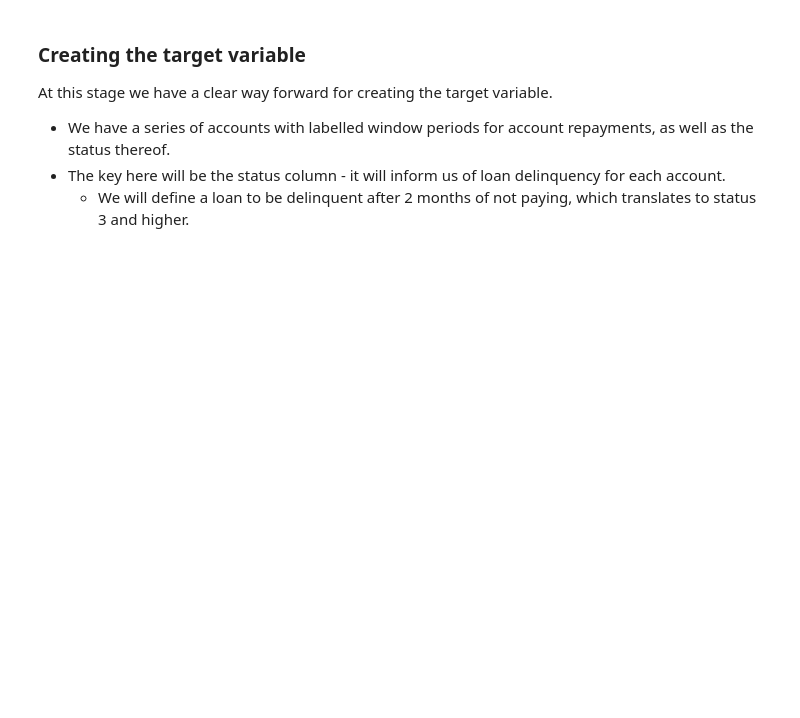
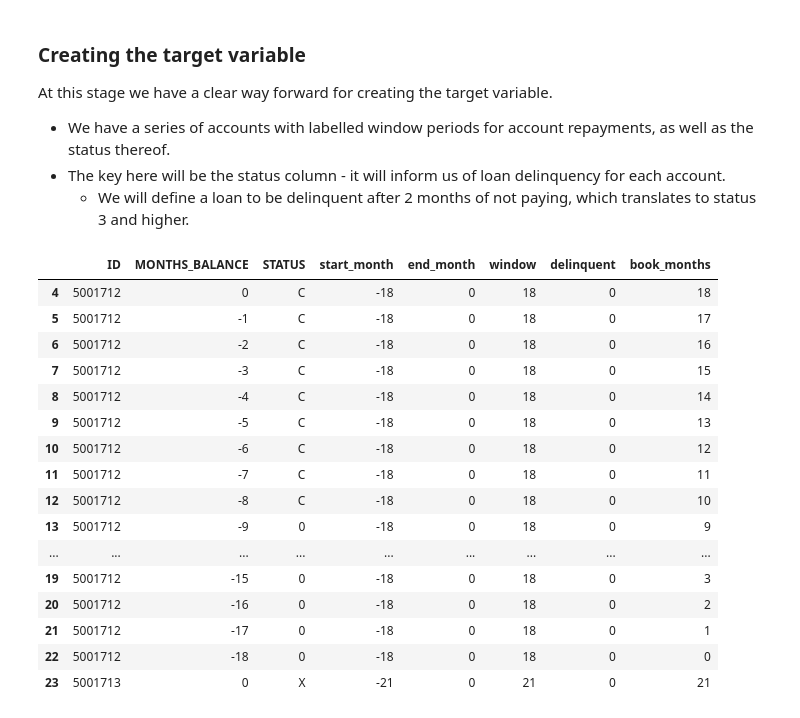
Before and after one commit to LoukasPerdikis/Credit-Card-Approval, a Jupyter notebook: credit_score.ipynb, the cells around one changed output. Drawn from its saved outputs; the diff is of its cells as text; code cells hidden in the pictures; blank space fills up the shorter version.

Commit message:
Add execution results for credit DataFrame head preview

```diff
--- a/credit_score.ipynb
+++ b/credit_score.ipynb
@@ -283,3 +285,23 @@ credit['book_months'] = credit['MONTHS_BALANCE'] - credit['start_month']
 # sort descending for easier time series analysis
 
 credit.sort_values(by = ['ID','month_on_book'], inplace = True)
+# %%
+credit.head(20)
+# %% [output]
+|  | ID | MONTHS_BALANCE | STATUS | start_month | end_month | window | delinquent | book_months |
+| 4 | 5001712 | 0 | C | -18 | 0 | 18 | 0 | 18 |
+| 5 | 5001712 | -1 | C | -18 | 0 | 18 | 0 | 17 |
+| 6 | 5001712 | -2 | C | -18 | 0 | 18 | 0 | 16 |
+| 7 | 5001712 | -3 | C | -18 | 0 | 18 | 0 | 15 |
+| 8 | 5001712 | -4 | C | -18 | 0 | 18 | 0 | 14 |
+| 9 | 5001712 | -5 | C | -18 | 0 | 18 | 0 | 13 |
+| 10 | 5001712 | -6 | C | -18 | 0 | 18 | 0 | 12 |
+| 11 | 5001712 | -7 | C | -18 | 0 | 18 | 0 | 11 |
+| 12 | 5001712 | -8 | C | -18 | 0 | 18 | 0 | 10 |
+| 13 | 5001712 | -9 | 0 | -18 | 0 | 18 | 0 | 9 |
+| ... | ... | ... | ... | ... | ... | ... | ... | ... |
+| 19 | 5001712 | -15 | 0 | -18 | 0 | 18 | 0 | 3 |
+| 20 | 5001712 | -16 | 0 | -18 | 0 | 18 | 0 | 2 |
+| 21 | 5001712 | -17 | 0 | -18 | 0 | 18 | 0 | 1 |
+| 22 | 5001712 | -18 | 0 | -18 | 0 | 18 | 0 | 0 |
+| 23 | 5001713 | 0 | X | -21 | 0 | 21 | 0 | 21 |
```
Also changed, not shown: parts of 1 cell of this notebook.
